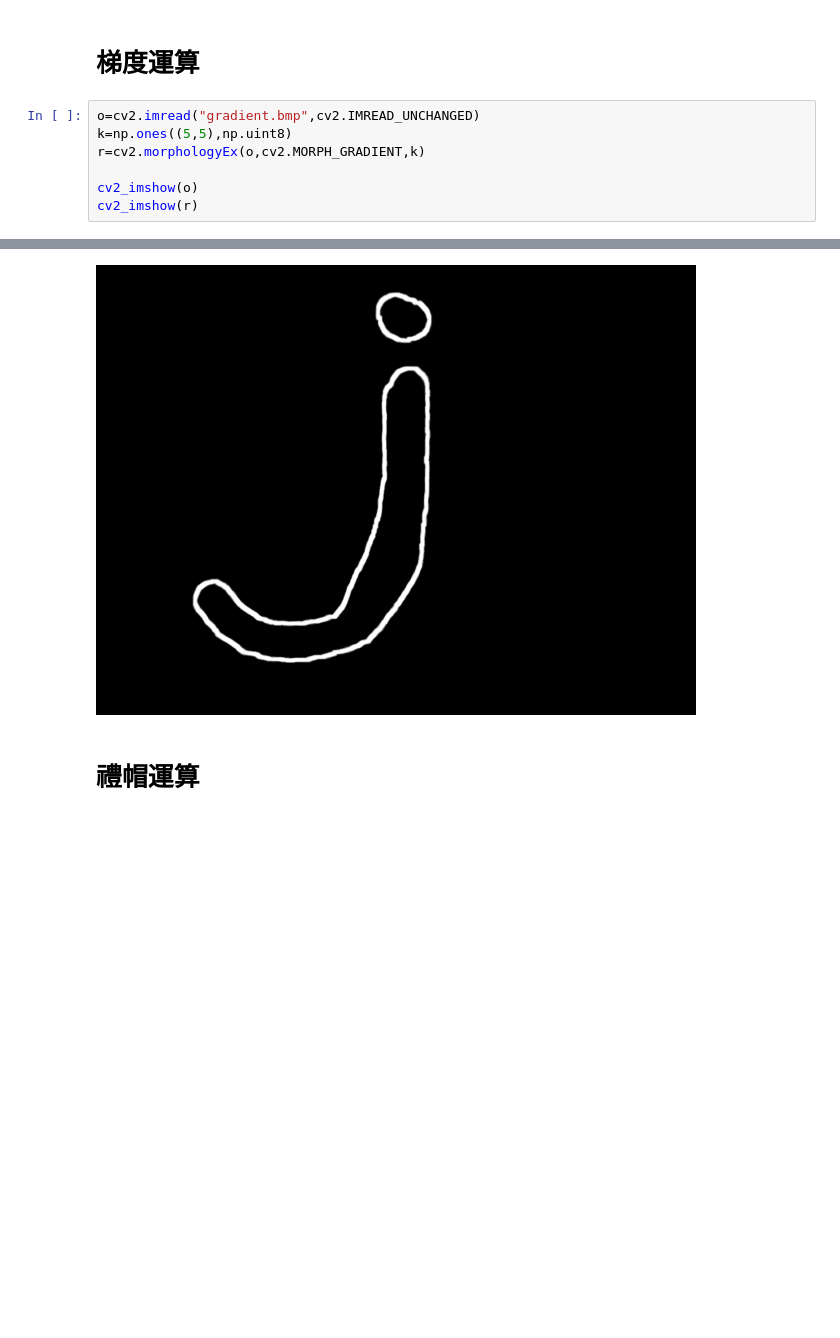
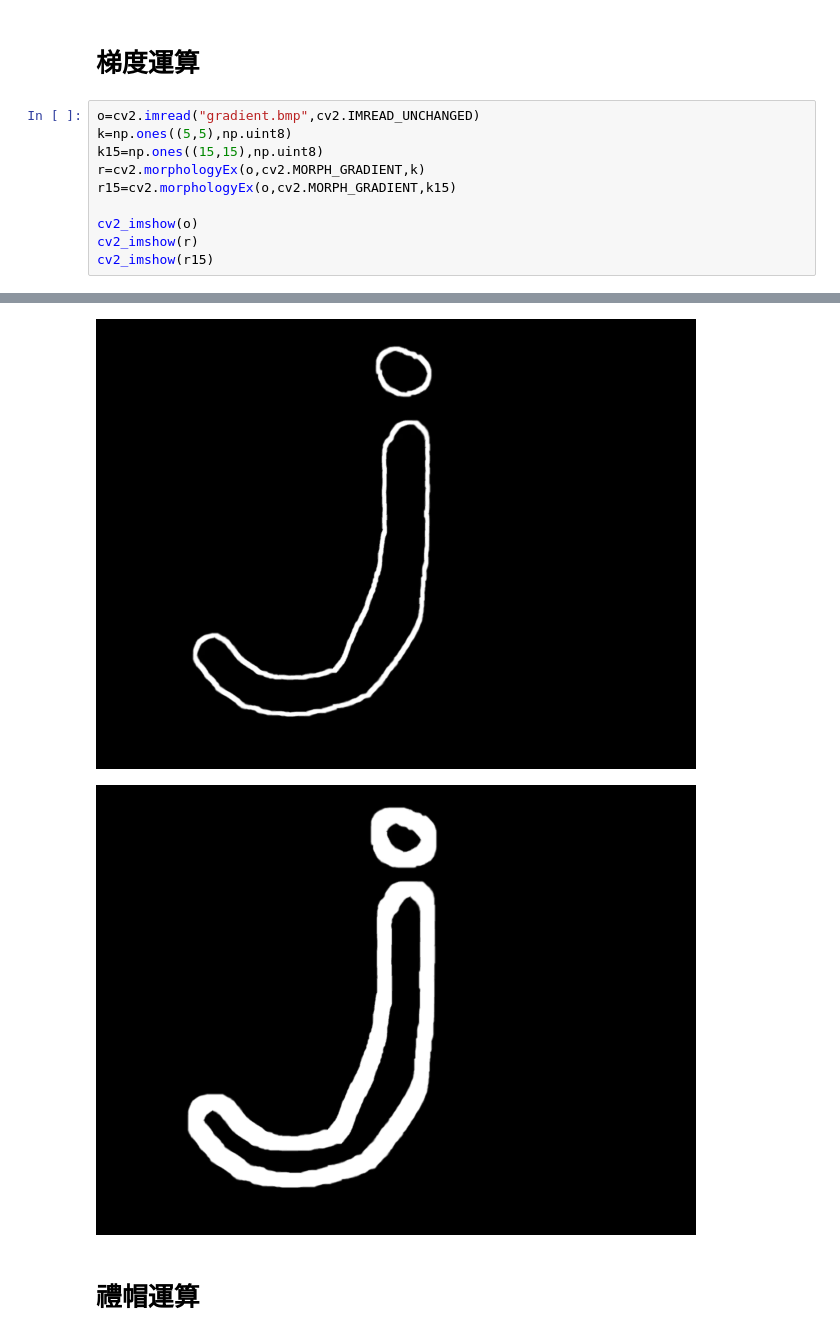
Before and after one commit to joshhu/must_opencv, a Jupyter notebook: Codes/Image_Processing/(opencv_cht)Morphing.ipynb, the cells around one changed output, grey strips where cells are left out. Drawn from its saved outputs; the diff is of its cells as text; blank space fills up the shorter version.

```diff
--- a/Codes/Image_Processing/(opencv_cht)Morphing.ipynb
+++ b/Codes/Image_Processing/(opencv_cht)Morphing.ipynb
@@ -101,13 +112,17 @@ cv2_imshow(r2)
 # %%
 o=cv2.imread("gradient.bmp",cv2.IMREAD_UNCHANGED)
 k=np.ones((5,5),np.uint8)
+k15=np.ones((15,15),np.uint8)
 r=cv2.morphologyEx(o,cv2.MORPH_GRADIENT,k)
+r15=cv2.morphologyEx(o,cv2.MORPH_GRADIENT,k15)
 
 cv2_imshow(o)
 cv2_imshow(r)
+cv2_imshow(r15)
 # %% [output]
 [figure]
 [figure]
+[figure, added]
 # %% [markdown]
 # 禮帽運算
 # %%
```
Also changed, not shown: parts of 3 cells of this notebook, 5 other files.
